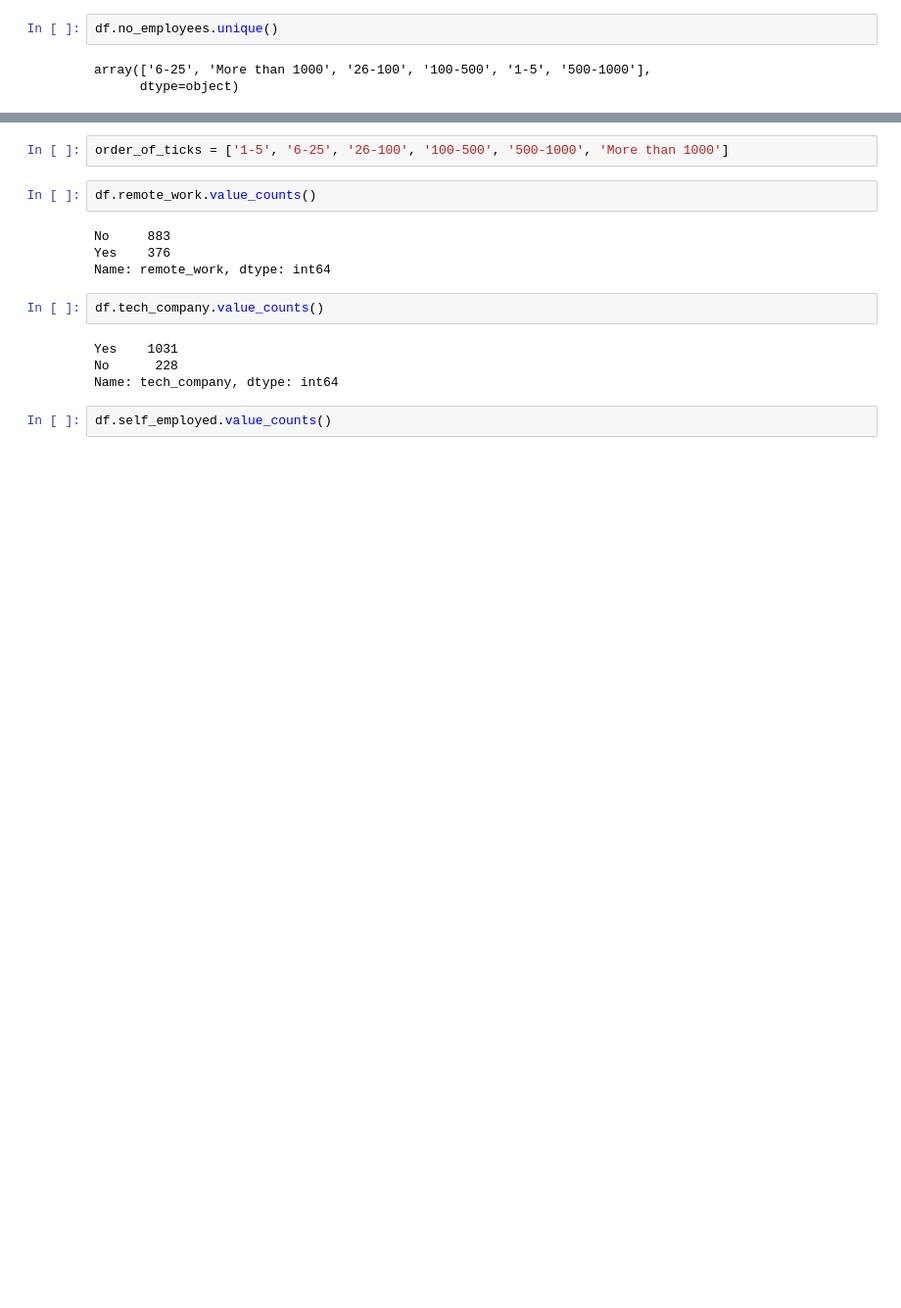
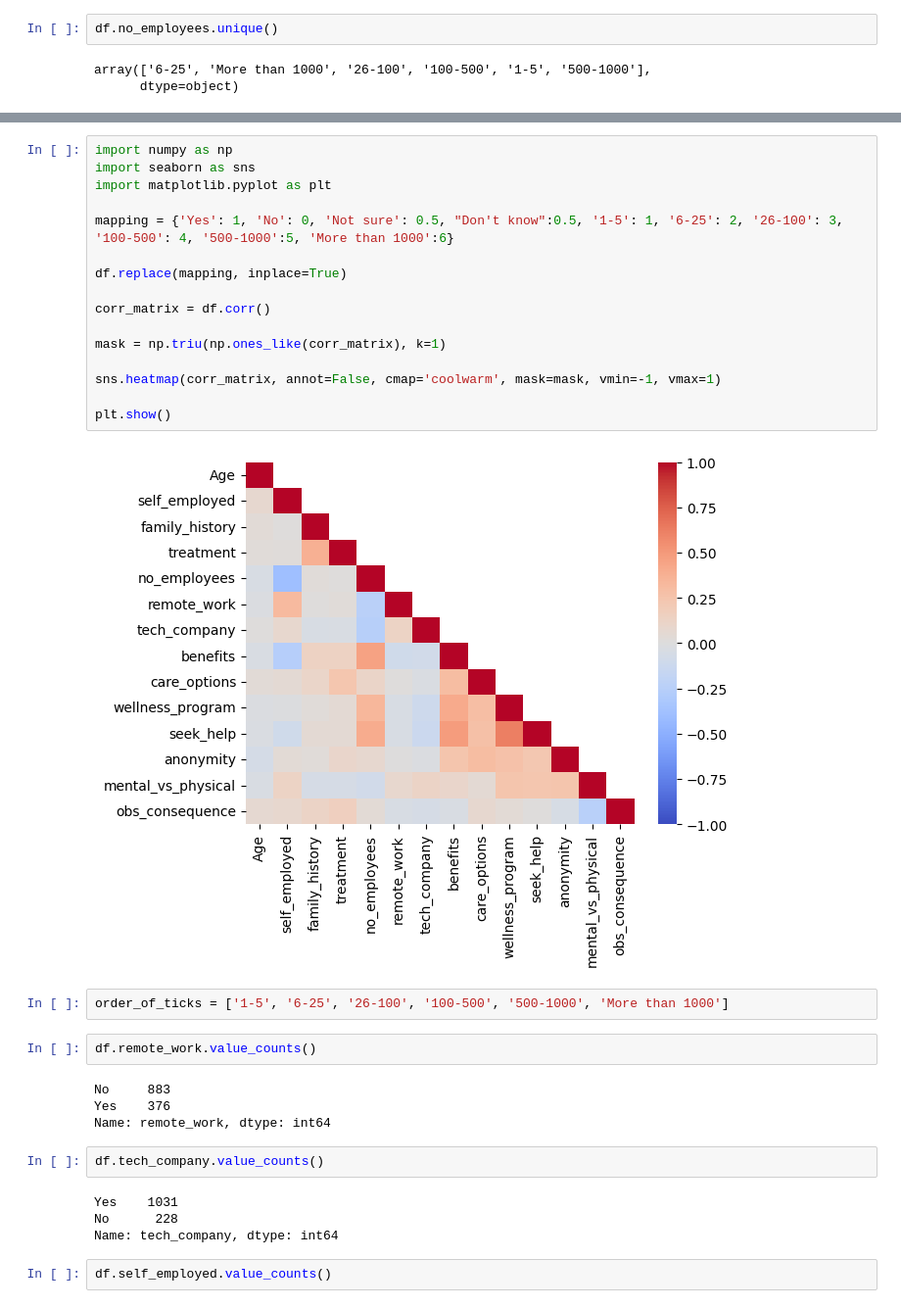
Before and after one commit to crasgaitis/442_fp, a Jupyter notebook: eda.ipynb, the cells around one changed output, grey strips where cells are left out. Shown at 98% size. Cells and saved outputs as stored; diff of their text form; blank space fills up the shorter version.

```diff
--- a/eda.ipynb
+++ b/eda.ipynb
@@ -49,3 +130,21 @@ array(['6-25', 'More than 1000', '26-100', '100-500', '1-5', '500-1000'],
+# %%
+import numpy as np
+import seaborn as sns
+import matplotlib.pyplot as plt
+
+mapping = {'Yes': 1, 'No': 0, 'Not sure': 0.5, "Don't know":0.5, '1-5': 1, '6-25': 2, '26-100': 3, '100-500': 4, '500-1000':5, 'More than 1000':6}
+
+df.replace(mapping, inplace=True)
+
+corr_matrix = df.corr()
+
+mask = np.triu(np.ones_like(corr_matrix), k=1)
+
+sns.heatmap(corr_matrix, annot=False, cmap='coolwarm', mask=mask, vmin=-1, vmax=1)
+
+plt.show()
+# %% [output]
+[figure, added]
 # %%
 order_of_ticks = ['1-5', '6-25', '26-100', '100-500', '500-1000', 'More than 1000']
 # %%
```
Also changed, not shown: parts of 6 cells of this notebook, 4 other files.
